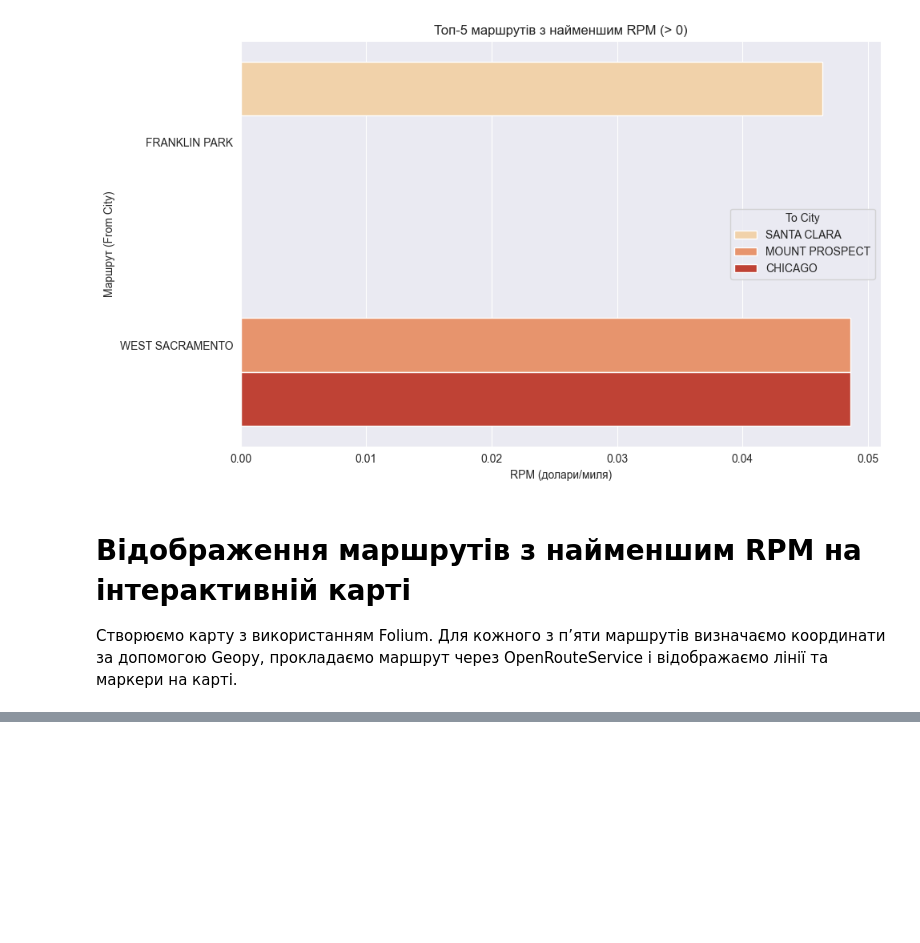
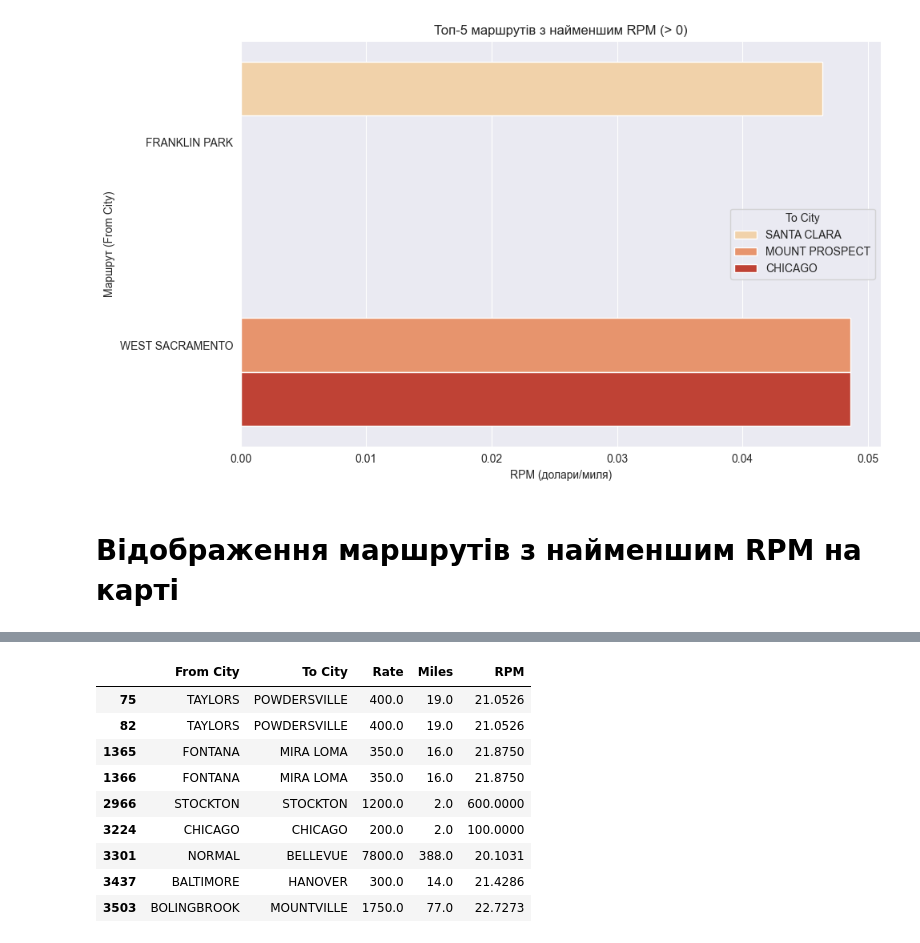
Before and after one commit to pvashkiv/LogiTrack, a Jupyter notebook: pages/top_routes_by_rpm.ipynb, the cells around one changed output, grey strips where cells are left out. Cells and saved outputs as stored; diff of their text form; code cells hidden in the pictures; blank space fills up the shorter version.

```diff
--- a/pages/top_routes_by_rpm.ipynb
+++ b/pages/top_routes_by_rpm.ipynb
@@ -157,9 +159,7 @@ plt.show()
 # %% [output]
 [figure]
 # %% [markdown]
-# Відображення маршрутів з найменшим RPM на інтерактивній карті
-
-Створюємо карту з використанням Folium. Для кожного з п’яти маршрутів визначаємо координати за допомогою Geopy, прокладаємо маршрут через OpenRouteService і відображаємо лінії та маркери на карті.
+# Відображення маршрутів з найменшим RPM на карті
 # %%
 from geopy.geocoders import Nominatim
 import openrouteservice
@@ -213,3 +213,16 @@ for _, row in tqdm(top_5_lowest_rpm.iterrows(), total=top_5_lowest_rpm.shape[0])
 m_lowest_rpm
 # %% [output]
 [interactive output not drawn]
+# %%
+df[df["RPM"] > 20][["From City", "To City", "Rate", "Miles", "RPM"]]
+# %% [output]
+|  | From City | To City | Rate | Miles | RPM |
+| 75 | TAYLORS | POWDERSVILLE | 400.0 | 19.0 | 21.0526 |
+| 82 | TAYLORS | POWDERSVILLE | 400.0 | 19.0 | 21.0526 |
+| 1365 | FONTANA | MIRA LOMA | 350.0 | 16.0 | 21.8750 |
+| 1366 | FONTANA | MIRA LOMA | 350.0 | 16.0 | 21.8750 |
+| 2966 | STOCKTON | STOCKTON | 1200.0 | 2.0 | 600.0000 |
+| 3224 | CHICAGO | CHICAGO | 200.0 | 2.0 | 100.0000 |
+| 3301 | NORMAL | BELLEVUE | 7800.0 | 388.0 | 20.1031 |
+| 3437 | BALTIMORE | HANOVER | 300.0 | 14.0 | 21.4286 |
+| 3503 | BOLINGBROOK | MOUNTVILLE | 1750.0 | 77.0 | 22.7273 |
```
Also changed, not shown: parts of 7 cells of this notebook, 3 other files.
